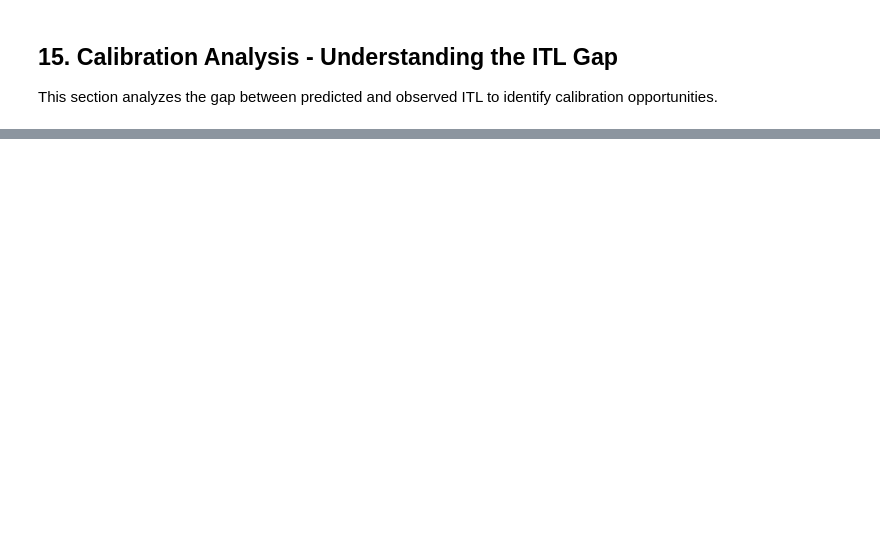
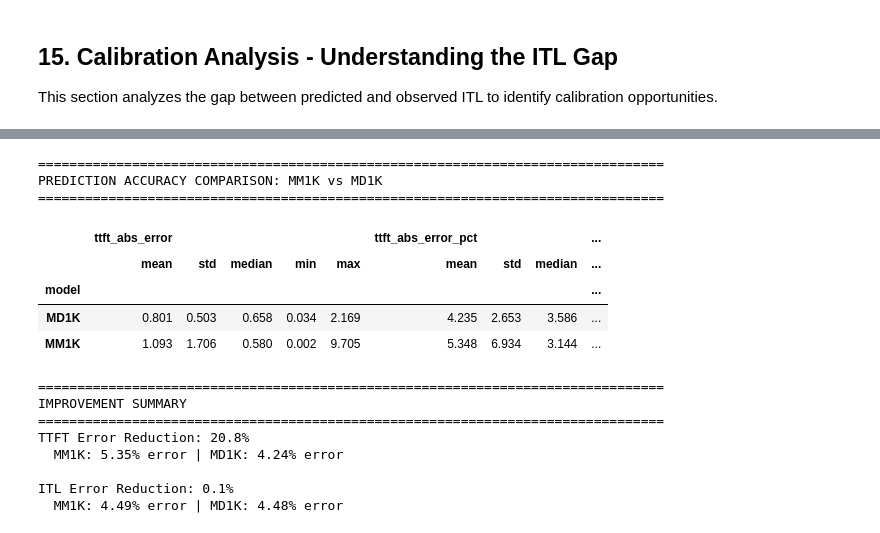
Before and after one commit to WheelyMcBones/inferno-autoscaler-fork, a Jupyter notebook: thesis/wva_analysis.ipynb, the cells around one changed output, grey strips where cells are left out. Drawn from its saved outputs; the diff is of its cells as text; code cells hidden in the pictures; blank space fills up the shorter version.

```diff
--- a/thesis/wva_analysis.ipynb
+++ b/thesis/wva_analysis.ipynb
@@ -941,0 +1251,51 @@ print(f"✅ Plot saved as '{plot_path}'")
+# %%
+# Split combined data back into model-specific dataframes for analysis
+mm1k_filtered = combined_df[combined_df['model'] == 'MM1K'].copy()
+md1k_filtered = combined_df[combined_df['model'] == 'MD1K'].copy()
+
+# Statistical comparison of prediction accuracy
+comparison_stats = combined_df.groupby('model').agg({
+    'ttft_abs_error': ['mean', 'std', 'median', 'min', 'max'],
+    'ttft_abs_error_pct': ['mean', 'std', 'median'],
+    'itl_abs_error': ['mean', 'std', 'median', 'min', 'max'],
+    'itl_abs_error_pct': ['mean', 'std', 'median']
+}).round(3)
+
+print("=" * 80)
+print("PREDICTION ACCURACY COMPARISON: MM1K vs MD1K")
+print("=" * 80)
+display(comparison_stats)
+
+# Calculate improvement
+mm1k_ttft_error = comparison_stats.loc['MM1K', ('ttft_abs_error_pct', 'mean')]
+md1k_ttft_error = comparison_stats.loc['MD1K', ('ttft_abs_error_pct', 'mean')]
+ttft_improvement = ((mm1k_ttft_error - md1k_ttft_error) / mm1k_ttft_error) * 100
+
+mm1k_itl_error = comparison_stats.loc['MM1K', ('itl_abs_error_pct', 'mean')]
+md1k_itl_error = comparison_stats.loc['MD1K', ('itl_abs_error_pct', 'mean')]
+itl_improvement = ((mm1k_itl_error - md1k_itl_error) / mm1k_itl_error) * 100
+
+print(f"\n{'=' * 80}")
+print("IMPROVEMENT SUMMARY")
+print(f"{'=' * 80}")
+print(f"TTFT Error Reduction: {ttft_improvement:.1f}%")
+print(f"  MM1K: {mm1k_ttft_error:.2f}% error | MD1K: {md1k_ttft_error:.2f}% error")
+print(f"\nITL Error Reduction: {itl_improvement:.1f}%")
+print(f"  MM1K: {mm1k_itl_error:.2f}% error | MD1K: {md1k_itl_error:.2f}% error")
+# %% [output]
+================================================================================
+PREDICTION ACCURACY COMPARISON: MM1K vs MD1K
+================================================================================
+|  | ttft_abs_error |  |  |  |  | ttft_abs_error_pct |  |  | ... |
+|  | mean | std | median | min | max | mean | std | median | ... |
+| model |  |  |  |  |  |  |  |  | ... |
+| MD1K | 0.801 | 0.503 | 0.658 | 0.034 | 2.169 | 4.235 | 2.653 | 3.586 | ... |
+| MM1K | 1.093 | 1.706 | 0.580 | 0.002 | 9.705 | 5.348 | 6.934 | 3.144 | ... |
+================================================================================
+IMPROVEMENT SUMMARY
+================================================================================
+TTFT Error Reduction: 20.8%
+  MM1K: 5.35% error | MD1K: 4.24% error
+
+ITL Error Reduction: 0.1%
+  MM1K: 4.49% error | MD1K: 4.48% error
```
Also changed, not shown: parts of 36 cells of this notebook, 1 other file.
